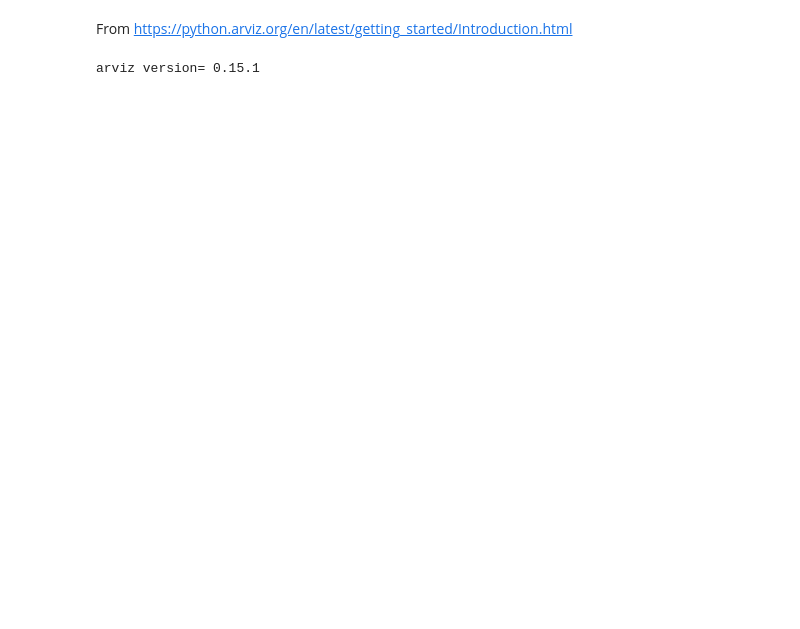
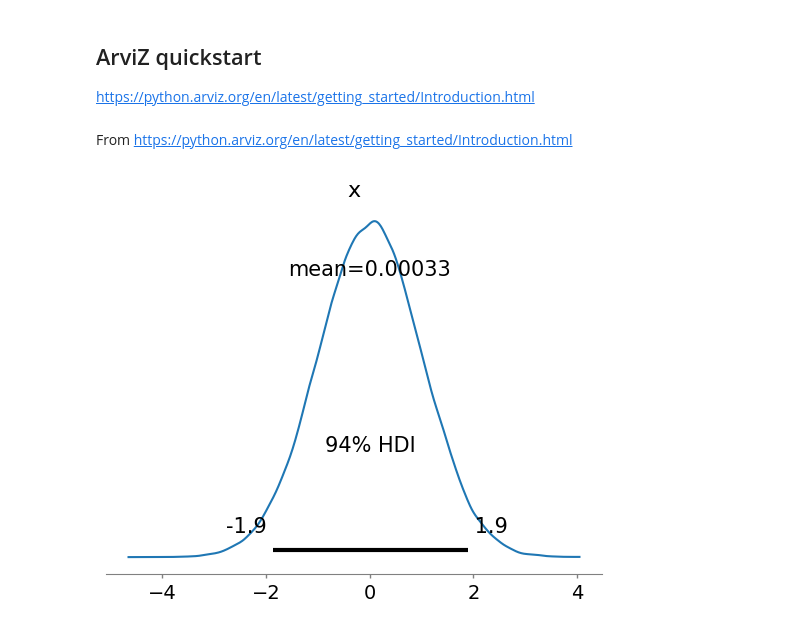
Before and after one commit to gpsaggese/umd_data605, a Jupyter notebook: tutorials/tutorial_packages/tutorial_arviz.ipynb, the cells around one changed output. Saved outputs shown, nothing was run; the diff lists cells and outputs as text; code cells hidden in the pictures; blank space fills up the shorter version.

```diff
--- a/tutorials/tutorial_packages/tutorial_arviz.ipynb
+++ b/tutorials/tutorial_packages/tutorial_arviz.ipynb
@@ -21,8 +39,11 @@ WARNING: Running pip as the 'root' user can result in broken permissions and con
+# %% [markdown]
+## ArviZ quickstart
+
+https://python.arviz.org/en/latest/getting_started/Introduction.html
 # %% [markdown]
 From https://python.arviz.org/en/latest/getting_started/Introduction.html
-# %%
-import arviz as az
-print("arviz version=", az.__version__)
-import numpy as np
-# %% [output]
-arviz version= 0.15.1
+# %%
+vals = np.random.randn(100_000)
+az.plot_posterior(vals);
+# %% [output]
+[figure, added]
```
Also changed, not shown: parts of 14 cells of this notebook, 1 other file.
